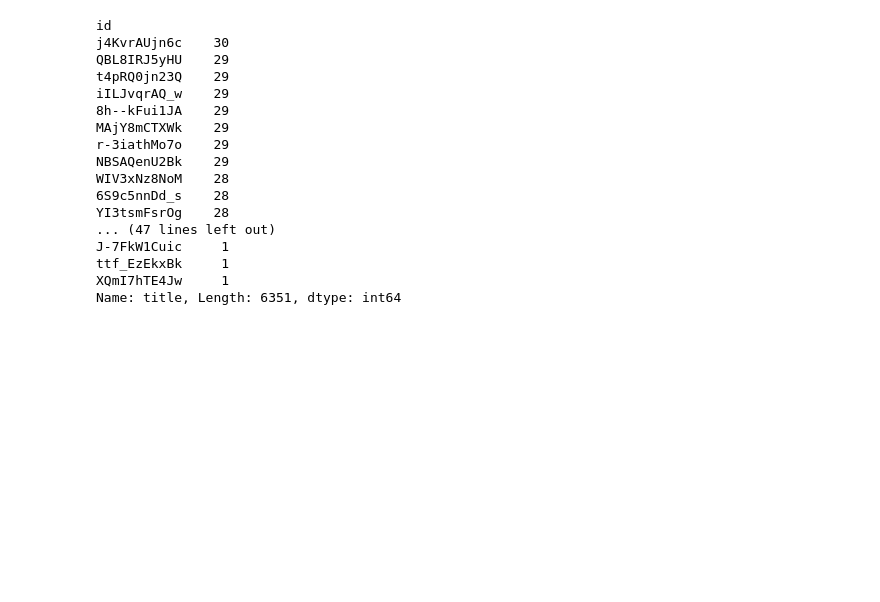
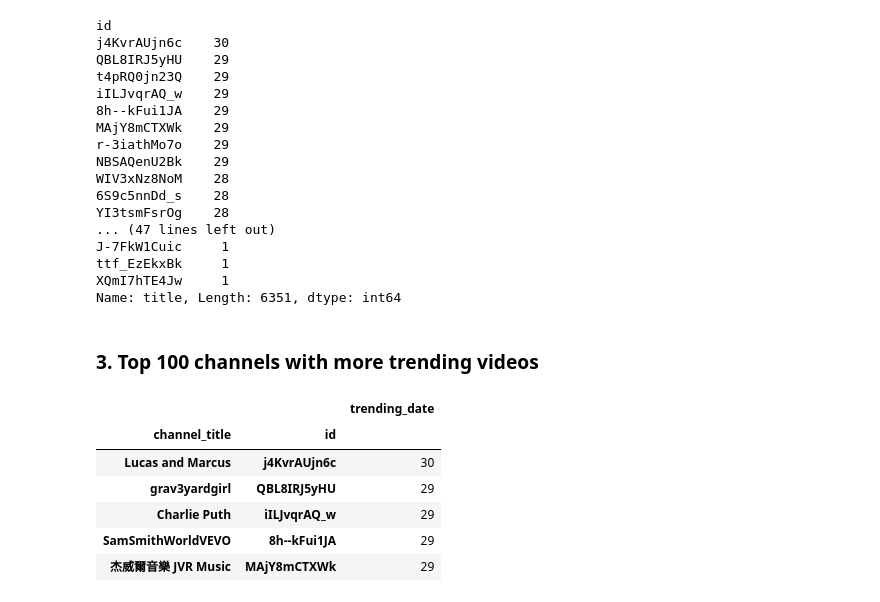
Before and after one commit to CaroMuizzi/Success-on-YouTube-Channels, a Jupyter notebook: Trending_videos.ipynb, the cells around one changed output. Drawn from its saved outputs; the diff is of its cells as text; code cells hidden in the pictures; blank space fills up the shorter version.

```diff
--- a/Trending_videos.ipynb
+++ b/Trending_videos.ipynb
@@ -90,0 +91,2 @@ school_passing_math = merge_df.loc[merge_df["Math Score"]>= 70,:].groupby(["Scho
+# %% [markdown]
+### 3. Top 100 channels with more trending videos
@@ -90,0 +101,17 @@ school_passing_math = merge_df.loc[merge_df["Math Score"]>= 70,:].groupby(["Scho
+# %%
+#•	Filtrar por Canal – videos únicos - contar cuantas veces estuvo trending
+#3.1. Canal con el video que estuvo mas dias trending
+
+import numpy as np
+
+channels_df= df.groupby(['channel_title', 'id']).count()
+channels_df= channels_df[["trending_date"]].sort_values(by="trending_date", ascending=False)
+channels_df.head()
+# %% [output]
+|  |  | trending_date |
+| channel_title | id |  |
+| Lucas and Marcus | j4KvrAUjn6c | 30 |
+| grav3yardgirl | QBL8IRJ5yHU | 29 |
+| Charlie Puth | iILJvqrAQ_w | 29 |
+| SamSmithWorldVEVO | 8h--kFui1JA | 29 |
+| 杰威爾音樂 JVR Music | MAjY8mCTXWk | 29 |
```
Also changed, not shown: parts of 6 cells of this notebook, 2 other files.
